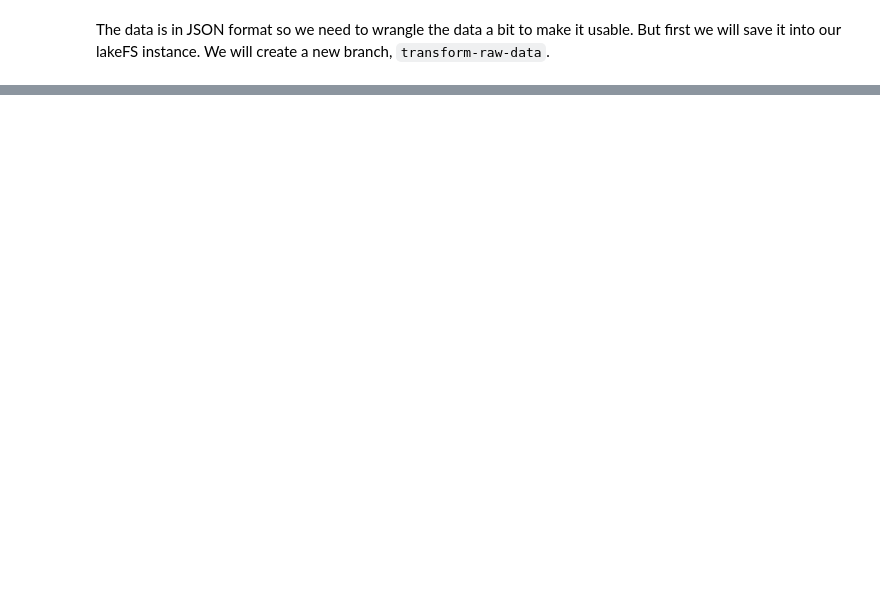
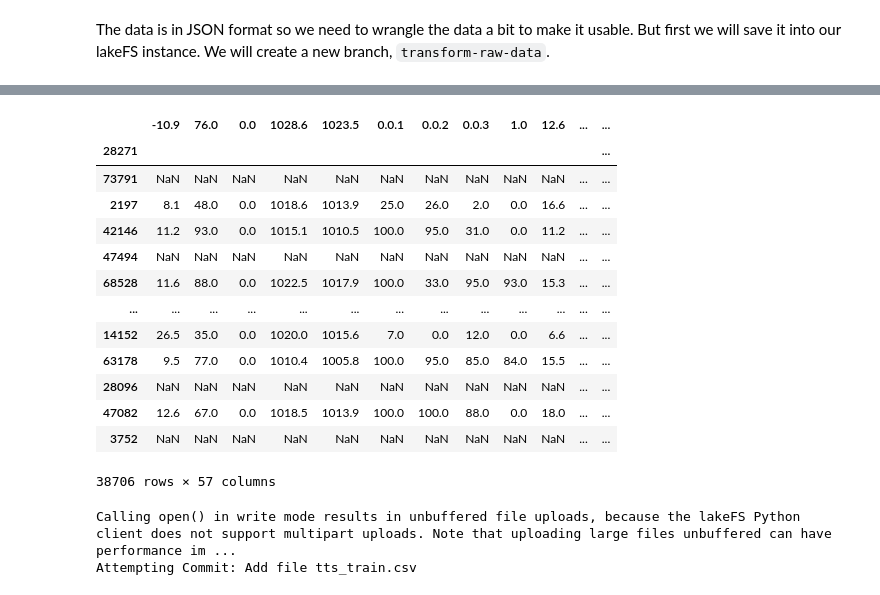
Before and after one commit to aai-institute/lakefs-spec, a Jupyter notebook: demos/rain_prediction.ipynb, the cells around one changed output, grey strips where cells are left out. Saved outputs shown, nothing was run; the diff lists cells and outputs as text; code cells hidden in the pictures; blank space fills up the shorter version.

```diff
--- a/demos/rain_prediction.ipynb
+++ b/demos/rain_prediction.ipynb
@@ -153,0 +491,26 @@ Test accuracy: 88.52 %
+# %%
+pd.read_csv(f'lakefs://{REPO_NAME}/weird2/test.csv', index_col=0)
+# %% [output]
+|  | -10.9 | 76.0 | 0.0 | 1028.6 | 1023.5 | 0.0.1 | 0.0.2 | 0.0.3 | 1.0 | 12.6 | ... | ... |
+| 28271 |  |  |  |  |  |  |  |  |  |  |  | ... |
+| 73791 | NaN | NaN | NaN | NaN | NaN | NaN | NaN | NaN | NaN | NaN | ... | ... |
+| 2197 | 8.1 | 48.0 | 0.0 | 1018.6 | 1013.9 | 25.0 | 26.0 | 2.0 | 0.0 | 16.6 | ... | ... |
+| 42146 | 11.2 | 93.0 | 0.0 | 1015.1 | 1010.5 | 100.0 | 95.0 | 31.0 | 0.0 | 11.2 | ... | ... |
+| 47494 | NaN | NaN | NaN | NaN | NaN | NaN | NaN | NaN | NaN | NaN | ... | ... |
+| 68528 | 11.6 | 88.0 | 0.0 | 1022.5 | 1017.9 | 100.0 | 33.0 | 95.0 | 93.0 | 15.3 | ... | ... |
+| ... | ... | ... | ... | ... | ... | ... | ... | ... | ... | ... | ... | ... |
+| 14152 | 26.5 | 35.0 | 0.0 | 1020.0 | 1015.6 | 7.0 | 0.0 | 12.0 | 0.0 | 6.6 | ... | ... |
+| 63178 | 9.5 | 77.0 | 0.0 | 1010.4 | 1005.8 | 100.0 | 95.0 | 85.0 | 84.0 | 15.5 | ... | ... |
+| 28096 | NaN | NaN | NaN | NaN | NaN | NaN | NaN | NaN | NaN | NaN | ... | ... |
+| 47082 | 12.6 | 67.0 | 0.0 | 1018.5 | 1013.9 | 100.0 | 100.0 | 88.0 | 0.0 | 18.0 | ... | ... |
+| 3752 | NaN | NaN | NaN | NaN | NaN | NaN | NaN | NaN | NaN | NaN | ... | ... |
+38706 rows × 57 columns
+# %%
+#del
+train_df.to_csv(f'./data/weird/tts_train.csv')
+train_df.to_csv(f'lakefs://{REPO_NAME}/weird/tts_train.csv')
+tts_weird_from_lakefs = pd.read_csv(f'lakefs://{REPO_NAME}/weird/tts_train.csv', index_col=0)
+tts_weird_from_local =  pd.read_csv(f'./data/weird/tts_train.csv', index_col=0)
+# %% [output]
+Calling open() in write mode results in unbuffered file uploads, because the lakeFS Python client does not support multipart uploads. Note that uploading large files unbuffered can have performance im ...
+Attempting Commit: Add file tts_train.csv
```
Also changed, not shown: parts of 76 cells of this notebook, 1 other file.
